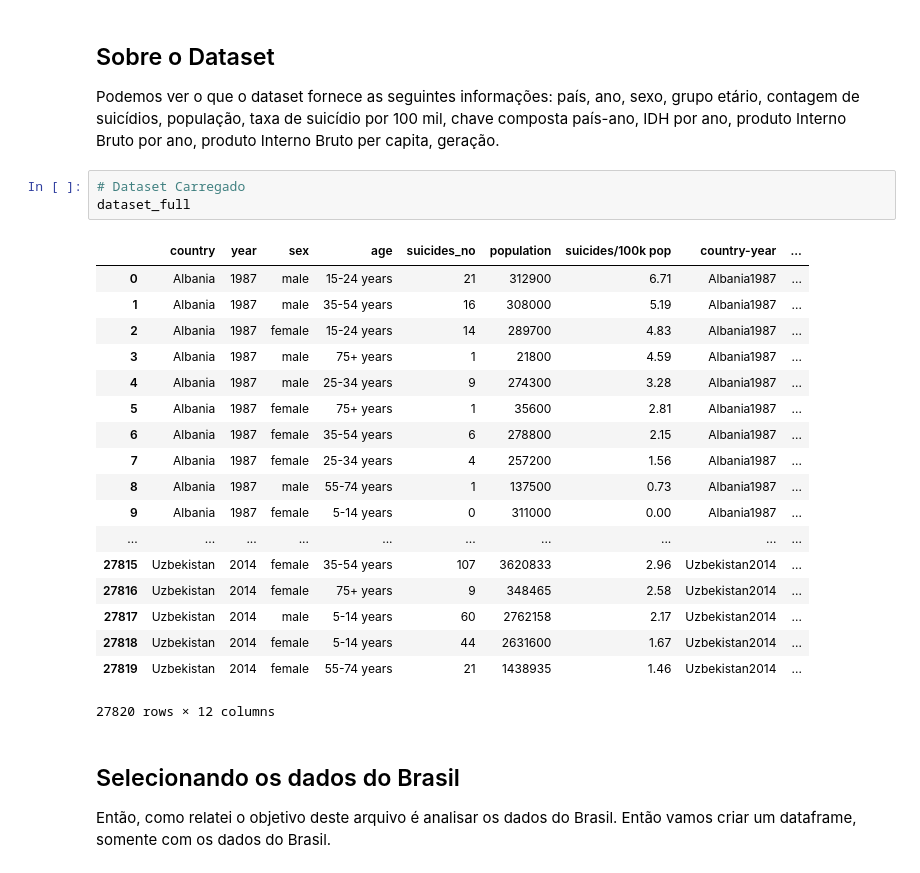
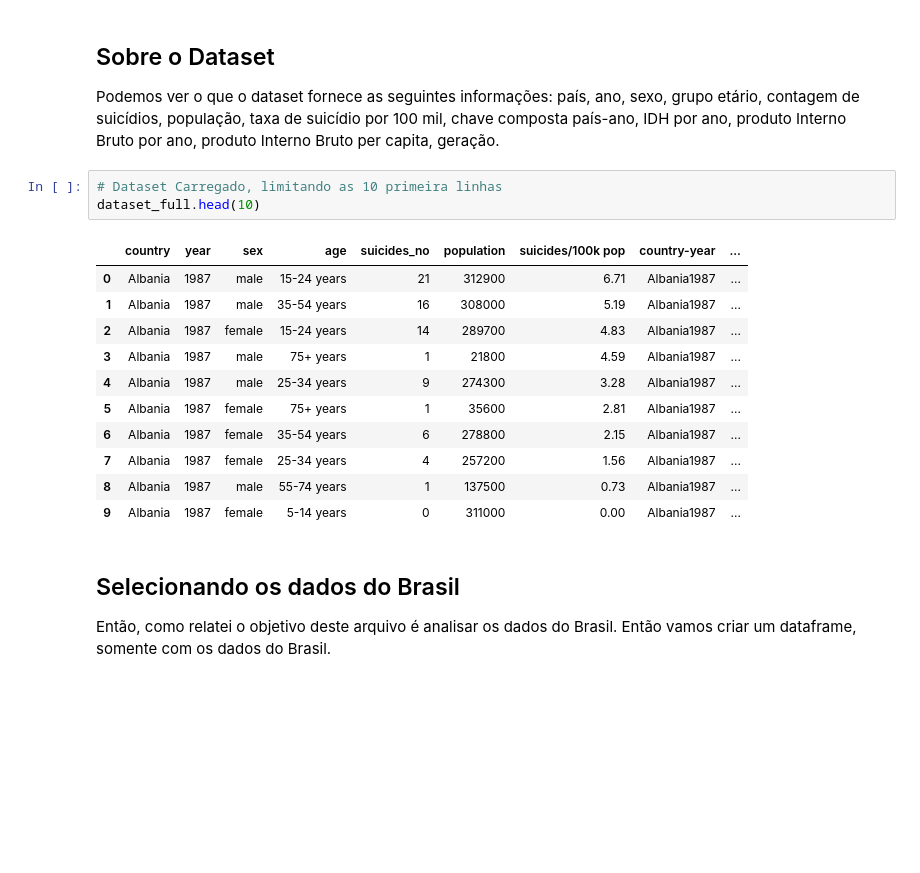
Before and after one commit to wellicfaria/suicidio_brasil, a Jupyter notebook: Suicídios no Brasil, uma exploração de dados com Python.ipynb, the cells around one changed output. Saved outputs shown, nothing was run; the diff lists cells and outputs as text; blank space fills up the shorter version.

Commit message:
limite dataframe

```diff
--- a/Suicídios no Brasil, uma exploração de dados com Python.ipynb
+++ b/Suicídios no Brasil, uma exploração de dados com Python.ipynb
@@ -49,27 +49,20 @@ local_path_dataset = C:\Users\wcassiof\Desktop\data_suicide\suicide-rates-overvi
 ## Sobre o Dataset
 Podemos ver o que o dataset fornece as seguintes informações: país, ano, sexo, grupo etário, contagem de suicídios, população, taxa de suicídio por 100 mil, chave composta país-ano, IDH por ano, produto Interno Bruto por ano, produto Interno Bruto per capita, geração.
 # %%
-# Dataset Carregado
-dataset_full
+# Dataset Carregado, limitando as 10 primeira linhas
+dataset_full.head(10)
 # %% [output]
 |  | country | year | sex | age | suicides_no | population | suicides/100k pop | country-year | ... |
 | 0 | Albania | 1987 | male | 15-24 years | 21 | 312900 | 6.71 | Albania1987 | ... |
 | 1 | Albania | 1987 | male | 35-54 years | 16 | 308000 | 5.19 | Albania1987 | ... |
 | 2 | Albania | 1987 | female | 15-24 years | 14 | 289700 | 4.83 | Albania1987 | ... |
 | 3 | Albania | 1987 | male | 75+ years | 1 | 21800 | 4.59 | Albania1987 | ... |
 | 4 | Albania | 1987 | male | 25-34 years | 9 | 274300 | 3.28 | Albania1987 | ... |
 | 5 | Albania | 1987 | female | 75+ years | 1 | 35600 | 2.81 | Albania1987 | ... |
 | 6 | Albania | 1987 | female | 35-54 years | 6 | 278800 | 2.15 | Albania1987 | ... |
 | 7 | Albania | 1987 | female | 25-34 years | 4 | 257200 | 1.56 | Albania1987 | ... |
 | 8 | Albania | 1987 | male | 55-74 years | 1 | 137500 | 0.73 | Albania1987 | ... |
 | 9 | Albania | 1987 | female | 5-14 years | 0 | 311000 | 0.00 | Albania1987 | ... |
-| ... | ... | ... | ... | ... | ... | ... | ... | ... | ... |
-| 27815 | Uzbekistan | 2014 | female | 35-54 years | 107 | 3620833 | 2.96 | Uzbekistan2014 | ... |
-| 27816 | Uzbekistan | 2014 | female | 75+ years | 9 | 348465 | 2.58 | Uzbekistan2014 | ... |
-| 27817 | Uzbekistan | 2014 | male | 5-14 years | 60 | 2762158 | 2.17 | Uzbekistan2014 | ... |
-| 27818 | Uzbekistan | 2014 | female | 5-14 years | 44 | 2631600 | 1.67 | Uzbekistan2014 | ... |
-| 27819 | Uzbekistan | 2014 | female | 55-74 years | 21 | 1438935 | 1.46 | Uzbekistan2014 | ... |
-27820 rows × 12 columns
 # %% [markdown]
 ## Selecionando os dados do Brasil
 
```
Also changed, not shown: parts of 1 cell of this notebook.
